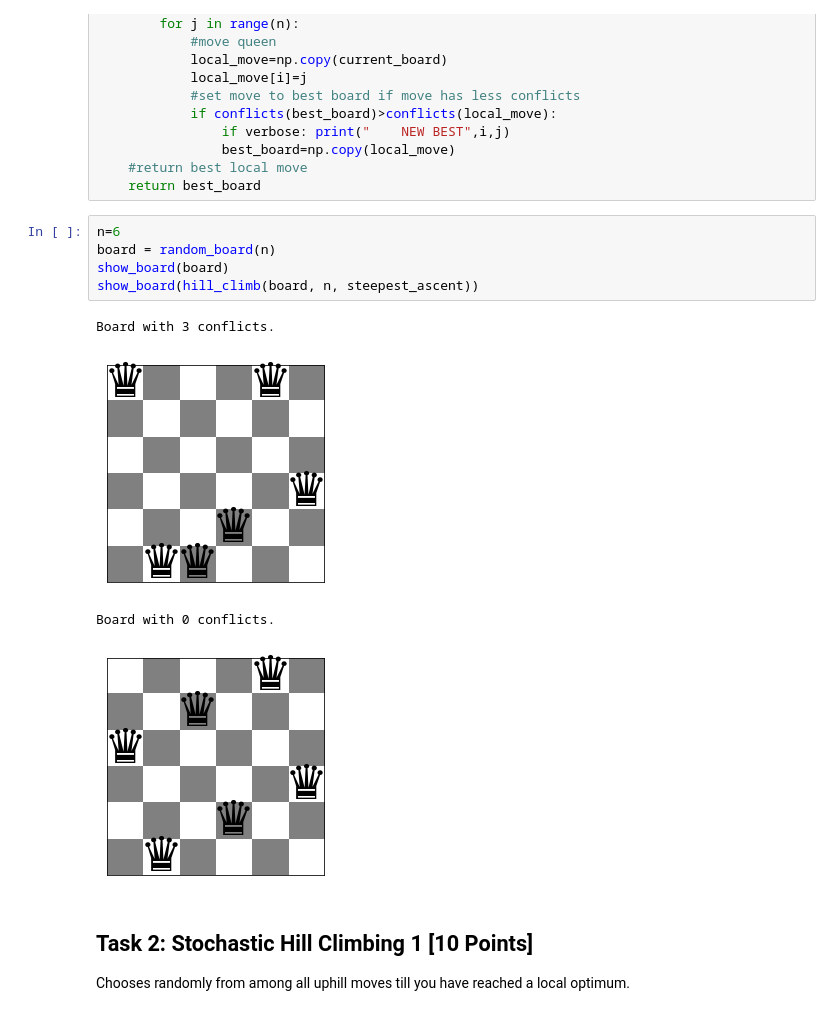
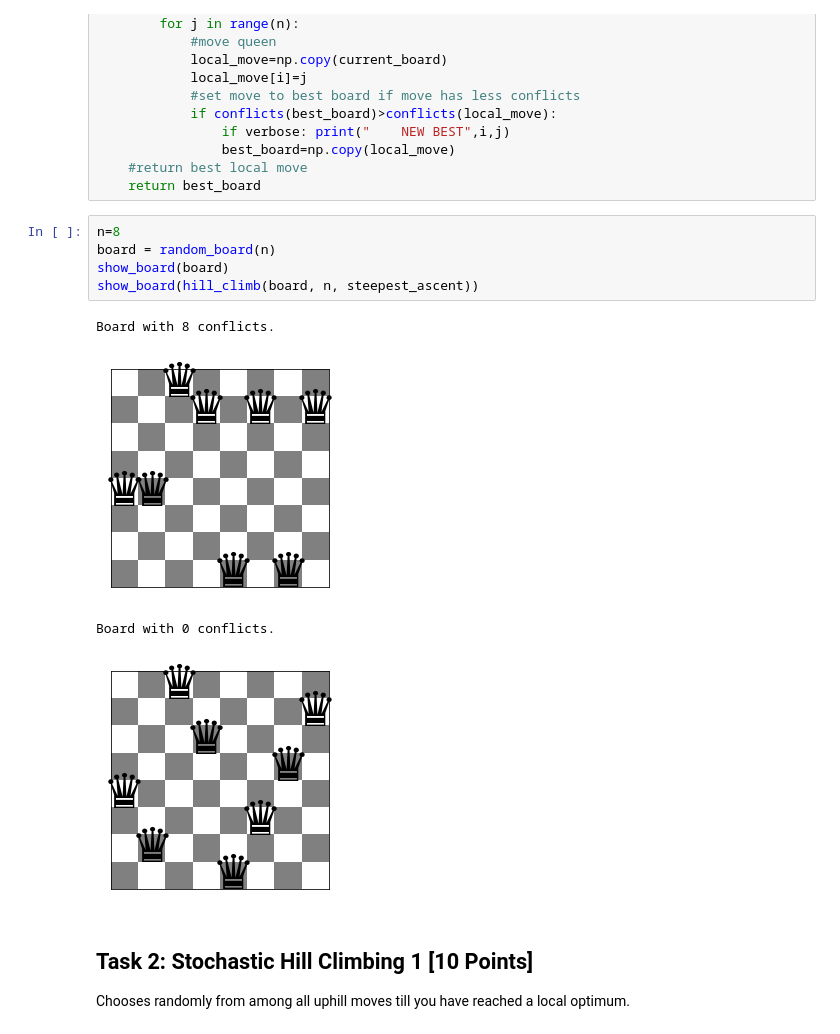
Before and after one commit to kirkwat/artificial-intelligence, a Jupyter notebook: assignment_4/n_queens.ipynb, the cells around one changed output. Saved outputs shown, nothing was run; the diff lists cells and outputs as text.

```diff
--- a/assignment_4/n_queens.ipynb
+++ b/assignment_4/n_queens.ipynb
@@ -149,15 +149,15 @@ def steepest_ascent(current_board, n, verbose=False):
     #return best local move
     return best_board
 # %%
-n=6
+n=8
 board = random_board(n)
 show_board(board)
 show_board(hill_climb(board, n, steepest_ascent))
 # %% [output]
-Board with 3 conflicts.
+Board with 8 conflicts.
-[figure, old version]
+[figure, new version]
 Board with 0 conflicts.
-[figure, old version]
+[figure, new version]
 # %% [markdown]
 ## Task 2: Stochastic Hill Climbing 1 [10 Points]
 
```
Also changed, not shown: parts of 5 cells of this notebook.
